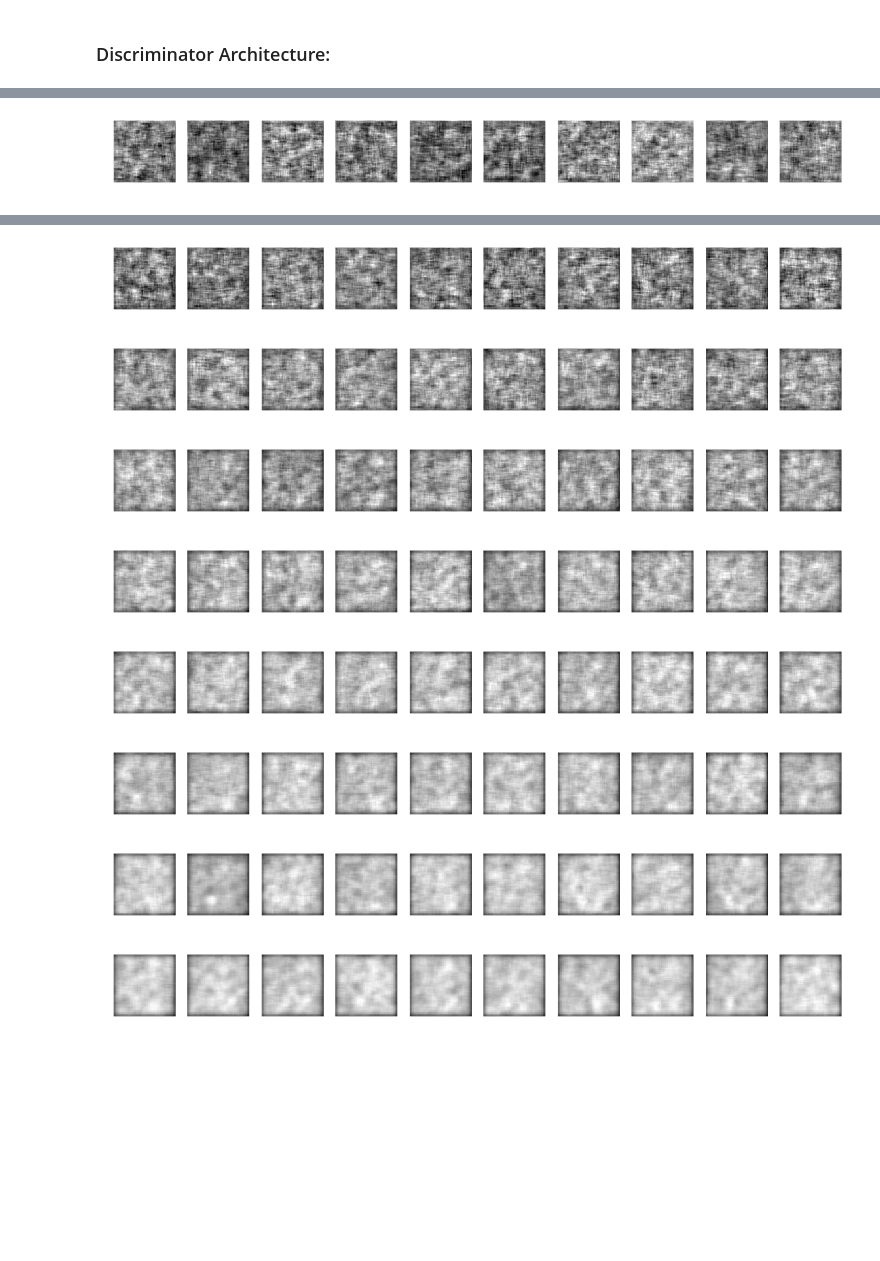
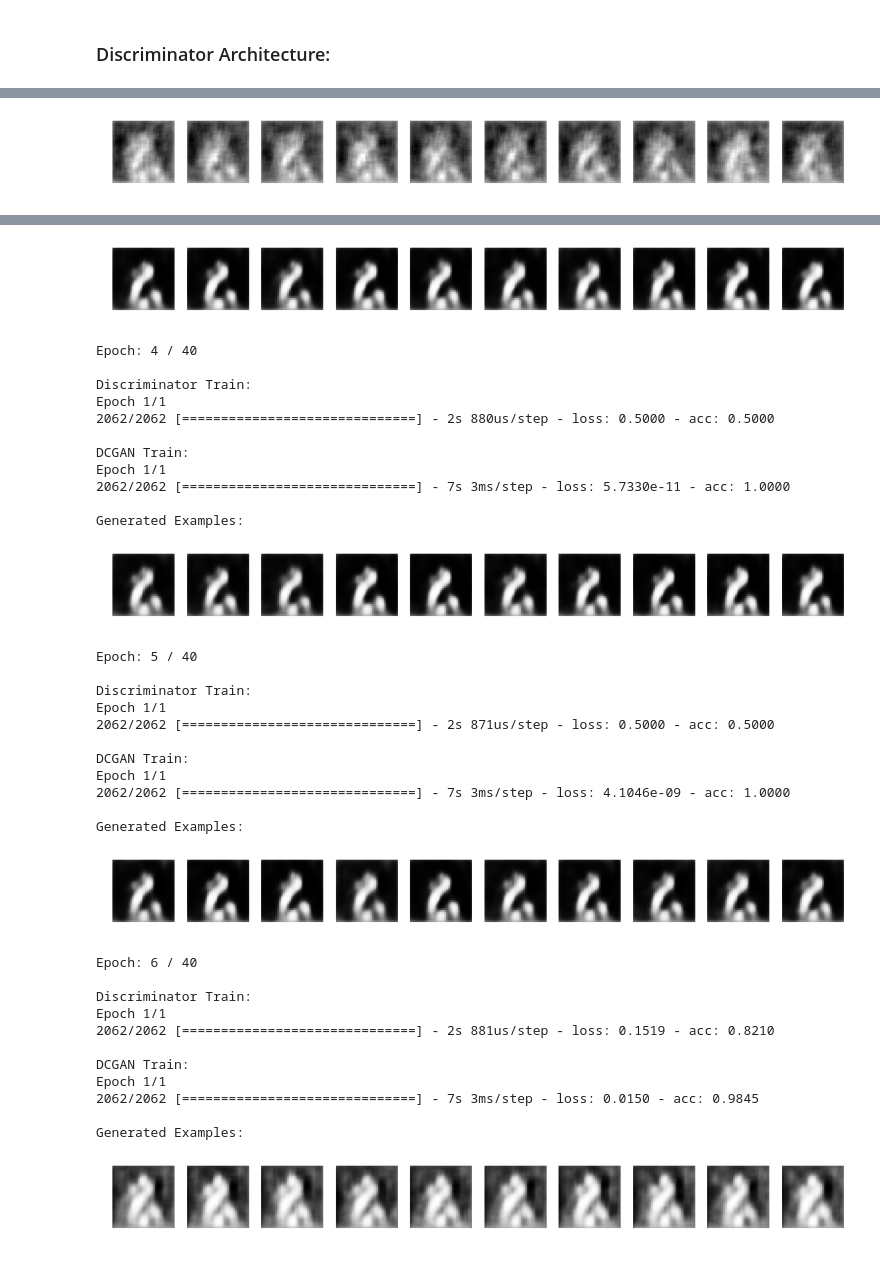
Before and after one commit to ardamavi/DCGAN-Sign-Language, a Jupyter notebook: DCGAN-Sign-Language.ipynb, the cells around one changed output, grey strips where cells are left out. Drawn from its saved outputs; the diff is of its cells as text; code cells hidden in the pictures; blank space fills up the shorter version.

Commit message:
Training error fixed

```diff
--- a/DCGAN-Sign-Language.ipynb
+++ b/DCGAN-Sign-Language.ipynb
@@ -75,7 +77,6 @@ G_output = Conv2D(channel_size, (3, 3), activation='sigmoid', padding='same')(G_
 # Compile Generator:
 
 generator = Model(input_noise, G_output)
-generator.compile(optimizer='rmsprop', loss='mse')
 
 print('Generator Architecture:')
 generator.summary()
@@ -119,7 +120,6 @@ D_fc = Activation('relu')(D_fc)
 D_fc = Dense(128)(D_fc)
 D_fc = Activation('relu')(D_fc)
 
-
 D_fc = Dense(1)(D_fc)
 D_output = Activation('sigmoid')(D_fc)
 
@@ -127,9 +127,9 @@ D_output = Activation('sigmoid')(D_fc)
 # Compile Discriminator:
 
 discriminator = Model(input_img, D_output)
-discriminator.compile(optimizer='adadelta', loss='mse')
+discriminator.compile(optimizer='adadelta', loss='mse', metrics=['accuracy'])
 
-print('\n\nDiscriminator Architecture:')
+print('Discriminator Architecture:')
 discriminator.summary()
 # %% [output]
 Discriminator Architecture:
@@ -159,9 +161,9 @@ dcgan_output = discriminator(generated_img)
 # Compile DCGAN:
 
 dcgan = Model(input_dcgan, dcgan_output)
-dcgan.compile(optimizer='adadelta', loss='mse')
+dcgan.compile(optimizer='adadelta', loss='mse', metrics=['accuracy'])
 
-print('\n\nDCGAN Architecture:')
+print('DCGAN Architecture:')
 dcgan.summary()
 # %% [output]
 DCGAN Architecture:
@@ -181,8 +185,10 @@ _________________________________________________________________
 # %%
-epochs = 10
+epochs = 40
 train_data_size = int(X_train.shape[0]/2)
 
 for epoch in range(epochs):
+
+    print('\n\nEpoch:', epoch+1, '/', epochs)
 
     # Discriminator Training:
 
@@ -199,28 +205,27 @@ for epoch in range(epochs):
     dis_batch_Y = np.concatenate((np.ones((train_data_size, 1)), np.zeros((train_data_size, 1))), axis=0)
 
     discriminator.trainable = True
-    dis_loss = discriminator.train_on_batch(dis_batch, dis_batch_Y)
+    print('\nDiscriminator Train:')
+    discriminator.fit(dis_batch, dis_batch_Y, batch_size=32, epochs=1, shuffle=True)
 
 
     # Generator Training:
 
-    noise = np.random.normal(0, 1, (train_data_size, 100))
+    noise = np.random.normal(0, 1, (train_data_size*2, 100))
 
-    gen_batch_Y = np.ones((train_data_size, 1))
+    gen_batch_Y = np.ones((train_data_size*2, 1))
 
     discriminator.trainable = False
-    gen_loss = dcgan.train_on_batch(noise, gen_batch_Y)
+    print('\nDCGAN Train:')
+    dcgan.fit(noise, gen_batch_Y, batch_size=32, epochs=1, shuffle=True)
 
-    print('Epoch:', epoch, '/', epochs, '\nGenerator Loss:', gen_loss, '-', 'Discriminator Loss:', dis_loss)
-
-    print('Generated Examples:')
+    print('\nGenerated Examples:')
     n = 10
     plt.figure(figsize=(20, 2))
     for i in range(1, n+1):
         ax = plt.subplot(1, n, i)
-        noise = K.variable(np.random.normal(0, 1, (1, 100)))
-        exmpl_gen_img = K.eval(generator(noise))
-        plt.imshow(exmpl_gen_img.reshape(img_size, img_size))
+        noise = np.random.normal(0, 1, (1, 100))
+        plt.imshow(generator.predict(noise).reshape(img_size, img_size))
         plt.gray()
         plt.axis('off')
     plt.show()
@@ -246 +256 @@ Generated Examples:
-[figure, old version]
+[figure, new version]
@@ -247,8 +268,37 @@ Generated Examples:
-[figure, old version]
+[figure, new version]
+Epoch: 4 / 40
+
+Discriminator Train:
+Epoch 1/1
+2062/2062 [==============================] - 2s 880us/step - loss: 0.5000 - acc: 0.5000
+
+DCGAN Train:
+Epoch 1/1
+2062/2062 [==============================] - 7s 3ms/step - loss: 5.7330e-11 - acc: 1.0000
+
+Generated Examples:
-[figure, old version]
+[figure, new version]
+Epoch: 5 / 40
+
+Discriminator Train:
+Epoch 1/1
+2062/2062 [==============================] - 2s 871us/step - loss: 0.5000 - acc: 0.5000
+
+DCGAN Train:
+Epoch 1/1
+2062/2062 [==============================] - 7s 3ms/step - loss: 4.1046e-09 - acc: 1.0000
+
+Generated Examples:
-[figure, old version]
+[figure, new version]
+Epoch: 6 / 40
+
+Discriminator Train:
+Epoch 1/1
+2062/2062 [==============================] - 2s 881us/step - loss: 0.1519 - acc: 0.8210
+
+DCGAN Train:
+Epoch 1/1
+2062/2062 [==============================] - 7s 3ms/step - loss: 0.0150 - acc: 0.9845
+
+Generated Examples:
-[figure, old version]
+[figure, new version]
-[figure, removed]
-[figure, removed]
-[figure, removed]
-[figure, removed]
```
Also changed, not shown: parts of 7 cells of this notebook, 2 other files.
